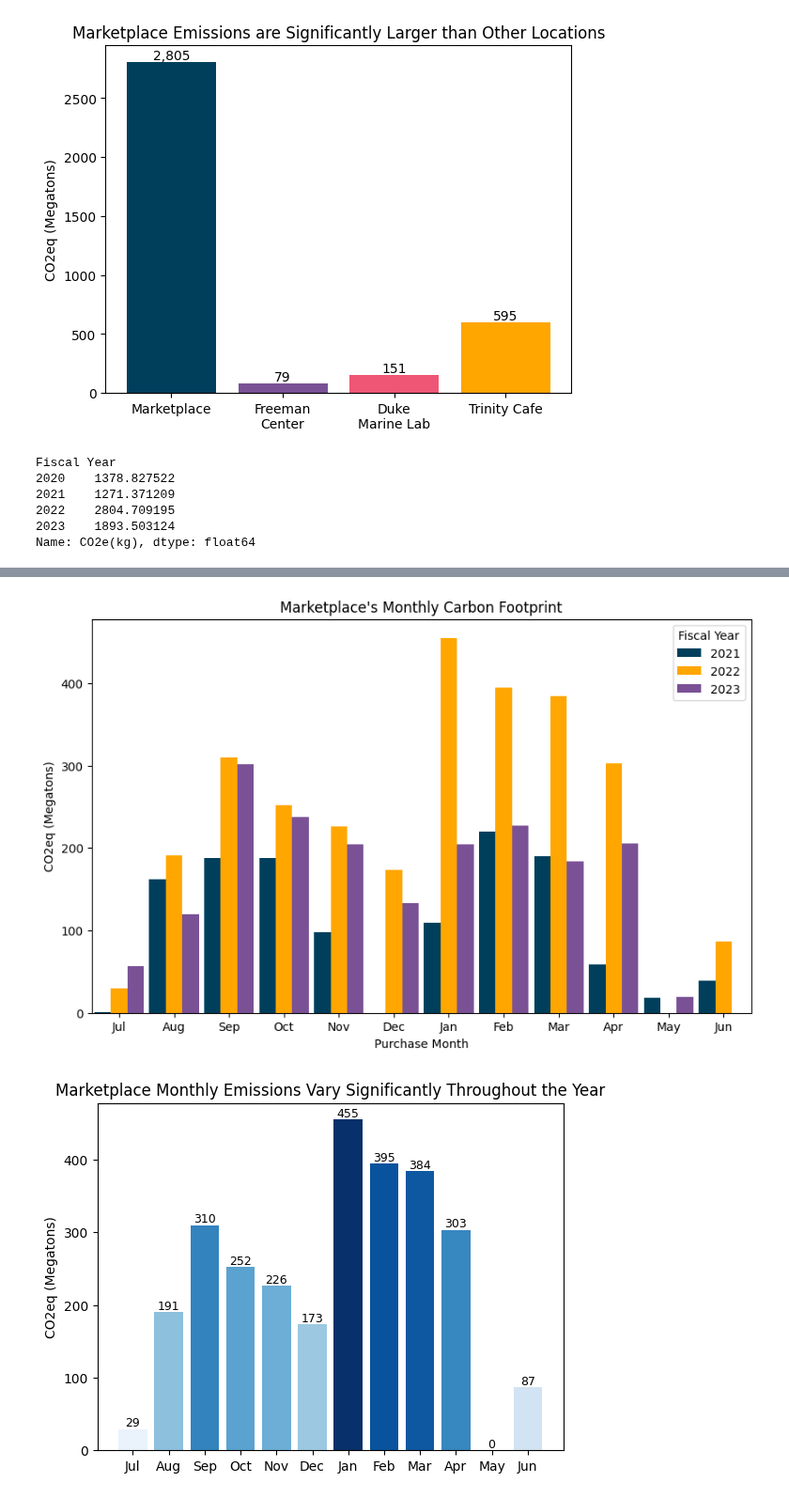
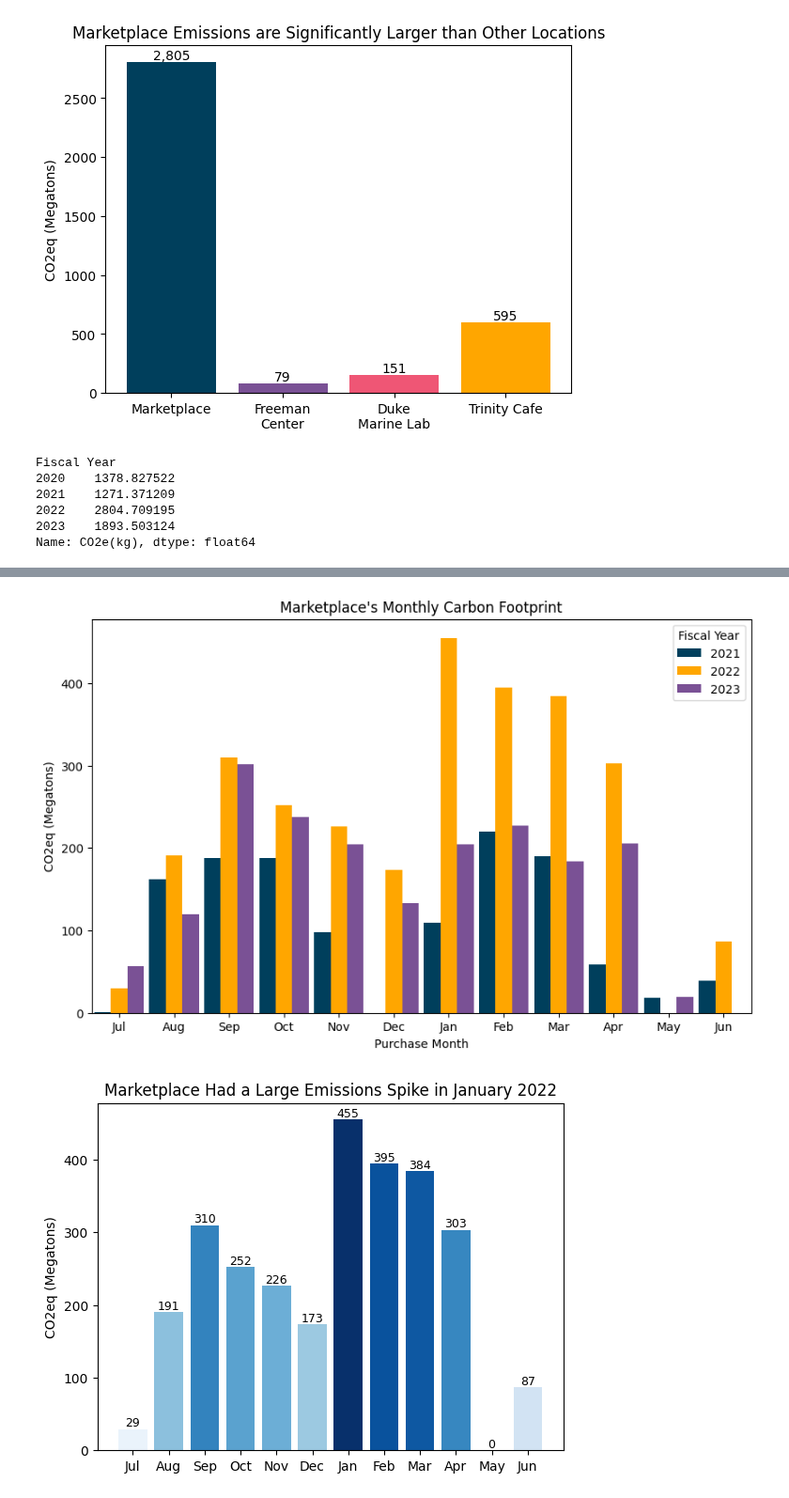
Before and after one commit to ethansong206/Climate-Plus-Project, a Jupyter notebook: DataCleaning.ipynb, the cells around one changed output, grey strips where cells are left out. Shown at 94% size. Drawn from its saved outputs; the diff is of its cells as text; code cells hidden in the pictures.

```diff
--- a/DataCleaning.ipynb
+++ b/DataCleaning.ipynb
@@ -845,14 +851,14 @@ plt.show()
 # %%
 #@title Visualize Total Food Emissions
-data = [33.10, 66.90]
+data = [5.72, 94.28]
 explode = [0.1, 0]
-keys = ['Food Emissions\n(96166 Megatons CO2e)', \
+keys = ['Food Emissions\n(11795 Megatons CO2e)', \
         'All Other Emissions\n(194346 Megatons CO2e)']
 
 colors = ["#9BC2E6", "#FF8065"]
 
 plt.pie(data, labels=keys, colors=colors, autopct='%.3f%%', \
-        explode = explode, startangle = -58)
+        explode = explode, startangle = -10)
 plt.suptitle('Food is a Significant Contributor\nto Duke\'s Carbon Footprint in 2022',
              y = .95, fontsize = 13)
 
@@ -899,22 +905,22 @@ df_marketplace = pd.concat([DDFY20[DDFY20['Unit Name'] == 'Marketplace'],
 print((df_marketplace.groupby('Fiscal Year')['CO2e(kg)'].sum() / 1000)[0:4])
 
 #Annual Emissions Visualization
-fig1, ax1 = plt.subplots()
-years1 = (df_marketplace.groupby('Fiscal Year')['CO2e(kg)'].sum() / 1000).index
-counts1 = (df_marketplace.groupby('Fiscal Year')['CO2e(kg)'].sum() / 1000)
+fig_mp1, ax_mp1 = plt.subplots()
+years_mp1 = (df_marketplace.groupby('Fiscal Year')['CO2e(kg)'].sum() / 1000).index
+counts_mp1 = (df_marketplace.groupby('Fiscal Year')['CO2e(kg)'].sum() / 1000)
 bar_colors = ['#ef5675', '#003f5c', '#ffa600', '#7a5195']
-bars1 = ax1.bar(years1, counts1, color=bar_colors)
-ax1.set_ylabel('CO2eq (Megatons)')
-ax1.set_title('Annual Marketplace Emissions are Consistently High')
-ax1.bar_label(bars1 , fmt='{:,.0f}')
-ax1.annotate('Data Started\nBeing Collected', (0, 3000),
-            xytext=(0.13, 0.25), textcoords='axes fraction',
+bars_mp1 = ax_mp1.bar(years_mp1, counts_mp1, color=bar_colors)
+ax_mp1.set_ylabel('CO2eq (Megatons)')
+ax_mp1.set_title('Annual Marketplace Emissions are Consistently High')
+ax_mp1.bar_label(bars_mp1 , fmt='{:,.0f}')
+ax_mp1.annotate('Data Started\nBeing Collected', (0, 1500),
+            xytext=(0.14, 0.6), textcoords='axes fraction',
             arrowprops=dict(arrowstyle = '-|>', facecolor = 'black',
                             connectionstyle="arc3,rad=-.3"),
             fontsize=9,
             horizontalalignment='center', verticalalignment='bottom')
-ax1.annotate('Hybrid Year', (1, 15000),
-            xytext=(0.38, 0.65), textcoords='axes fraction',
+ax_mp1.annotate('Hybrid Year', (1, 1400),
+            xytext=(0.38, 0.57), textcoords='axes fraction',
             arrowprops=dict(arrowstyle = '-|>', facecolor = 'black',
                             connectionstyle="arc3,rad=-.3"),
             fontsize=10,
@@ -924,20 +930,20 @@ plt.show()
 #Monthly Emissions Visualization, all years
 metrics = df_marketplace.groupby(['Fiscal Year', 'Purchase Month'])['CO2e(kg)'].sum() / 1000
 purchase_months = np.roll(np.arange(1, 13), -6)
-years2 = df_marketplace['Fiscal Year'].unique()
-template = pd.MultiIndex.from_product([years2, purchase_months], names=['Fiscal Year', 'Purchase Month']).to_frame(index=False)
+years_mp2 = df_marketplace['Fiscal Year'].unique()
+template = pd.MultiIndex.from_product([years_mp2, purchase_months], names=['Fiscal Year', 'Purchase Month']).to_frame(index=False)
 metrics_filled = pd.merge(template, metrics, on=['Fiscal Year', 'Purchase Month'], how='left').fillna(0)
 metrics_filled = metrics_filled[metrics_filled['Fiscal Year'] != '2020']
-color_map = {year: color for year, color in zip(years2, bar_colors)}
+color_map = {year: color for year, color in zip(years_mp2, bar_colors)}
 year_gap = 0.3
-bar_width = 1.2 / len(years2)
+bar_width = 1.2 / len(years_mp2)
 bar_positions = np.arange(len(purchase_months))
 fig2, ax2 = plt.subplots(figsize=(10, 6))
-for i, year in enumerate(years2):
+for i, year in enumerate(years_mp2):
     data = metrics_filled.loc[metrics_filled['Fiscal Year'] == year, 'CO2e(kg)']
     if len(data) == 0:
         continue
-    year_offset = (i - len(years2) / 2) * year_gap
+    year_offset = (i - len(years_mp2) / 2) * year_gap
     ax2.bar(bar_positions + year_offset, data, width=bar_width, color=color_map[year], label=year)
 ax2.set_xlabel('Purchase Month')
 ax2.set_ylabel('CO2eq (Megatons)')
@@ -950,16 +956,28 @@ plt.xticks(bar_positions, month_names)
 plt.show()
 
 #Monthly Emissions Visualization, 2022 only
-fig3, ax3 = plt.subplots()
-counts3 = (df_marketplace[df_marketplace['Fiscal Year'] == '2022'].groupby('Purchase Month')['CO2e(kg)'].sum() / 1000)
-bars3 = ax3.bar(purchase_months, counts3, color=cm.Blues(counts3 / counts3.max()))  # Using the 'Reds' colormap
-ax3.set_ylabel('CO2eq (Megatons)')
-ax3.set_title('Marketplace Monthly Emissions Vary Significantly Throughout the Year')
-ax3.bar_label(bars3, fmt='{:,.0f}', fontsize=9)
+fig_mp3, ax_mp3 = plt.subplots()
+counts_mp3 = (df_marketplace[df_marketplace['Fiscal Year'] == '2022'].groupby('Purchase Month')['CO2e(kg)'].sum() / 1000)
+bars_mp3 = ax_mp3.bar(purchase_months, counts_mp3, color=cm.Blues(counts_mp3 / counts_mp3.max()))  # Using the 'Reds' colormap
+ax_mp3.set_ylabel('CO2eq (Megatons)')
+ax_mp3.set_title('Marketplace Had a Large Emissions Spike in January 2022')
+ax_mp3.bar_label(bars_mp3, fmt='{:,.0f}', fontsize=9)
 month_names = [calendar.month_abbr[month] for month in purchase_months]
 bar_positions = [pos + 1 for pos in range(len(purchase_months))]
 plt.xticks(bar_positions, month_names)
 plt.show()
+
+#Monthly Purchases Visualization, 2022 only
+fig_mp4, ax_mp4 = plt.subplots()
+counts_mp4 = (df_marketplace[df_marketplace['Fiscal Year'] == '2022'].groupby('Purchase Month')['CO2e(kg)'].count())
+bars_mp4 = ax_mp4.bar(purchase_months, counts_mp4, color=cm.Blues(counts_mp4 / counts_mp4.max()))  # Using the 'Reds' colormap
+ax_mp4.set_ylabel('Number of Purchases')
+ax_mp4.set_title('Marketplace Purchases See Large Increase in January 2022')
+ax_mp4.bar_label(bars_mp4, fmt='{:,.0f}', fontsize=9)
+month_names = [calendar.month_abbr[month] for month in purchase_months]
+bar_positions = [pos + 1 for pos in range(len(purchase_months))]
+plt.xticks(bar_positions, month_names)
+plt.show()
 # %% [output]
 Fiscal Year
 2020    1378.827522
@@ -971,2 +989,2 @@ Name: CO2e(kg), dtype: float64
 [figure]
-[figure, old version]
+[figure, new version]
```
Also changed, not shown: parts of 12 cells of this notebook.
